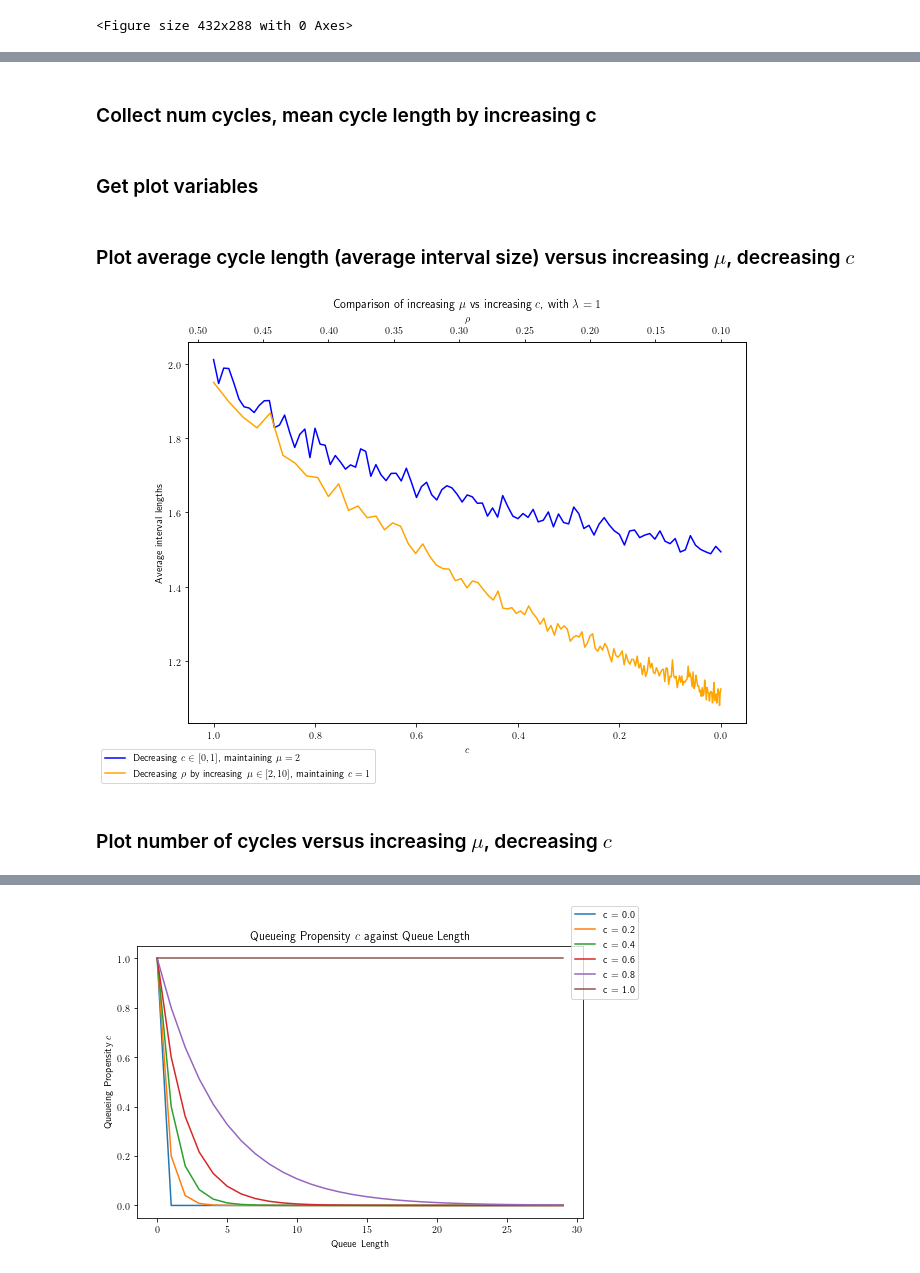
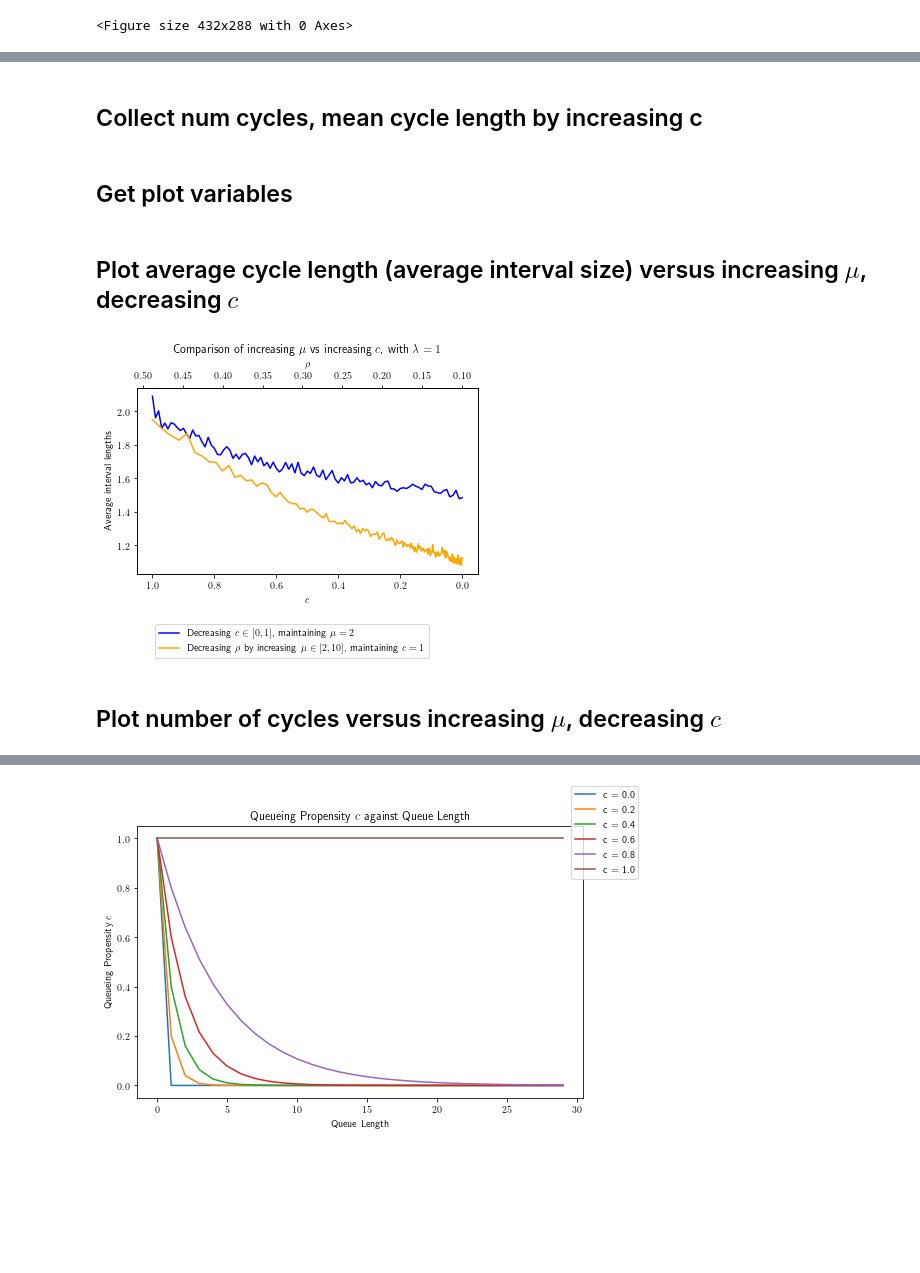
Before and after one commit to Yustynn/atsm-drinks-stall-simulator, a Jupyter notebook: Simulator.ipynb, the cells around one changed output, grey strips where cells are left out. Drawn from its saved outputs; the diff is of its cells as text; code cells hidden in the pictures; blank space fills up the shorter version.

```diff
--- a/Simulator.ipynb
+++ b/Simulator.ipynb
@@ -234,19 +234,20 @@ for mu in np.arange(2.05, 10.05, 0.05):
     cycle_avgs_mu[mu] = np.mean(s.tracker.final_data[0])
     num_cycles_mu[mu] = len(s.tracker.final_data[0])
 # %% [markdown]
-### Collect num cycles, mean cycle length by increasing c
+## Collect num cycles, mean cycle length by increasing c
 # %%
 cycle_avgs_c = {}
 num_cycles_c = {}
 
 for c in np.arange(0, 1.01, 0.01):
+    c = c.round(2)
     s = Simulator(c, DEFAULT_MU, DEFAULT_LAMBDA, MAXTIME)
     s.run()
 
     cycle_avgs_c[c] = np.mean(s.tracker.final_data[0])
     num_cycles_c[c] = len(s.tracker.final_data[0])
 # %% [markdown]
-### Get plot variables
+## Get plot variables
 # %%
 x_c = list(cycle_avgs_c.keys())
 x_mu = list(cycle_avgs_mu.keys())
@@ -258,38 +259,40 @@ y_mu = list(cycle_avgs_mu.values())
 y_cycles_c = list(num_cycles_c.values())
 y_cycles_mu = list(num_cycles_mu.values())
 # %% [markdown]
-### Plot average cycle length (average interval size) versus increasing $\mu$, decreasing $c$
+## Plot average cycle length (average interval size) versus increasing $\mu$, decreasing $c$
 # %%
-fig, ax1 = plt.subplots(figsize=(10,7))
+fig, ax1 = plt.subplots(figsize=(7, 5))
 ax2 = ax1.twiny()
 
 ax1.plot(
     x_c,
     y_c,
     color='blue',
     label='Decreasing $c \in [0, 1]$, maintaining $\mu = 2$'
 )
 
 ax2.plot(
     x_rhos,
     y_mu,
     color='orange',
     label=r'Decreasing $\rho$ by increasing $\mu \in [2, 10]$, maintaining $c = 1$'
 )
 
-fig.legend(loc=3)
+fig.tight_layout(pad=7, h_pad=7, w_pad=0)
+fig.legend(loc='lower center')
 
 ax1.invert_xaxis()
 ax2.invert_xaxis()
+
 ax1.set_xlabel(r'$c$')
 ax2.set_xlabel(r'$\rho$')
 
 ax1.set_ylabel('Average interval lengths')
 ax1.set_title(r'Comparison of increasing $\mu$ vs increasing $c$, with $\lambda = 1$')
 
 fig.savefig('./img/interval-length.png', dpi=300)
 # %% [output]
-[figure, old version]
+[figure, new version]
 # %% [markdown]
-### Plot number of cycles versus increasing $\mu$, decreasing $c$
+## Plot number of cycles versus increasing $\mu$, decreasing $c$
 # %%
```
Also changed, not shown: parts of 12 cells of this notebook, 3 other files.
